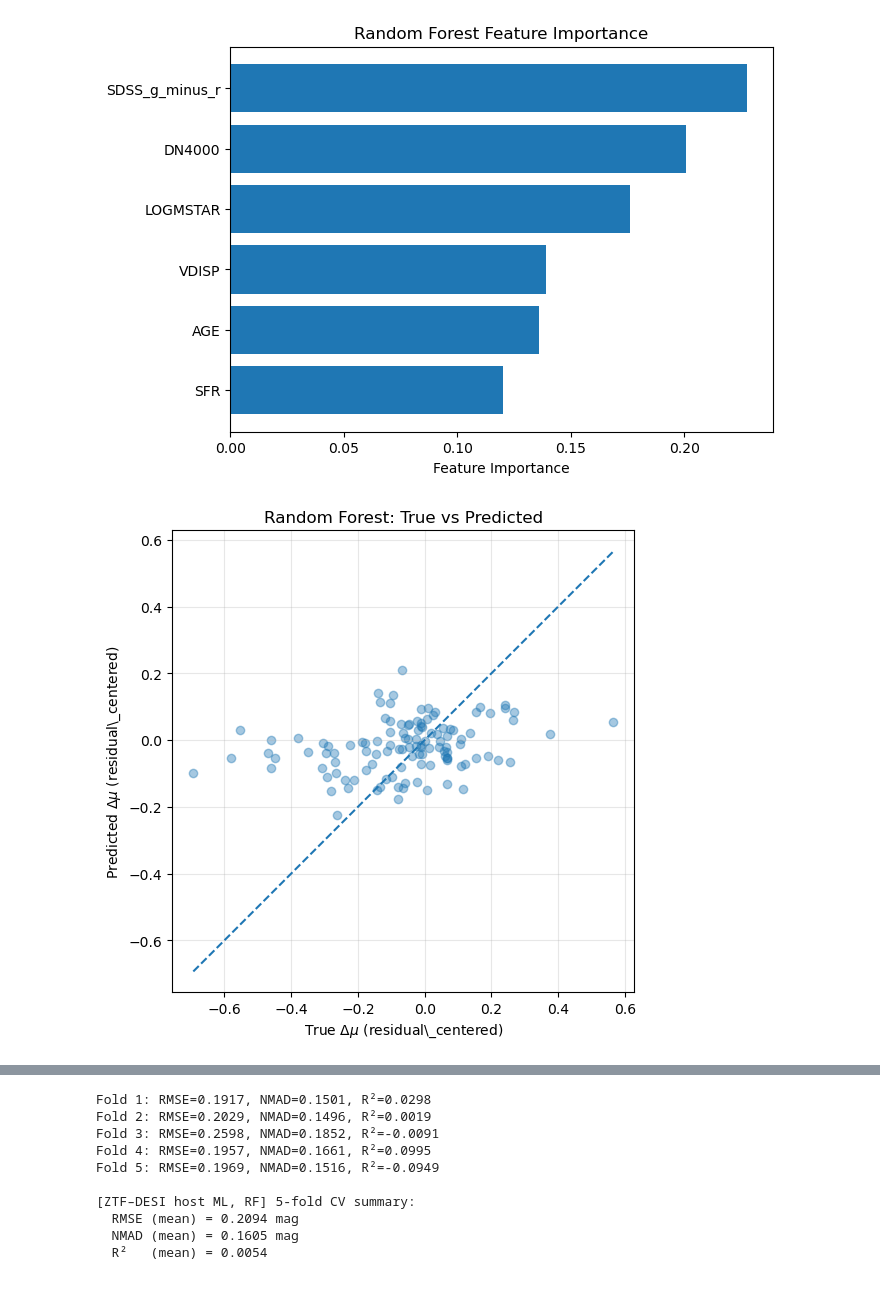
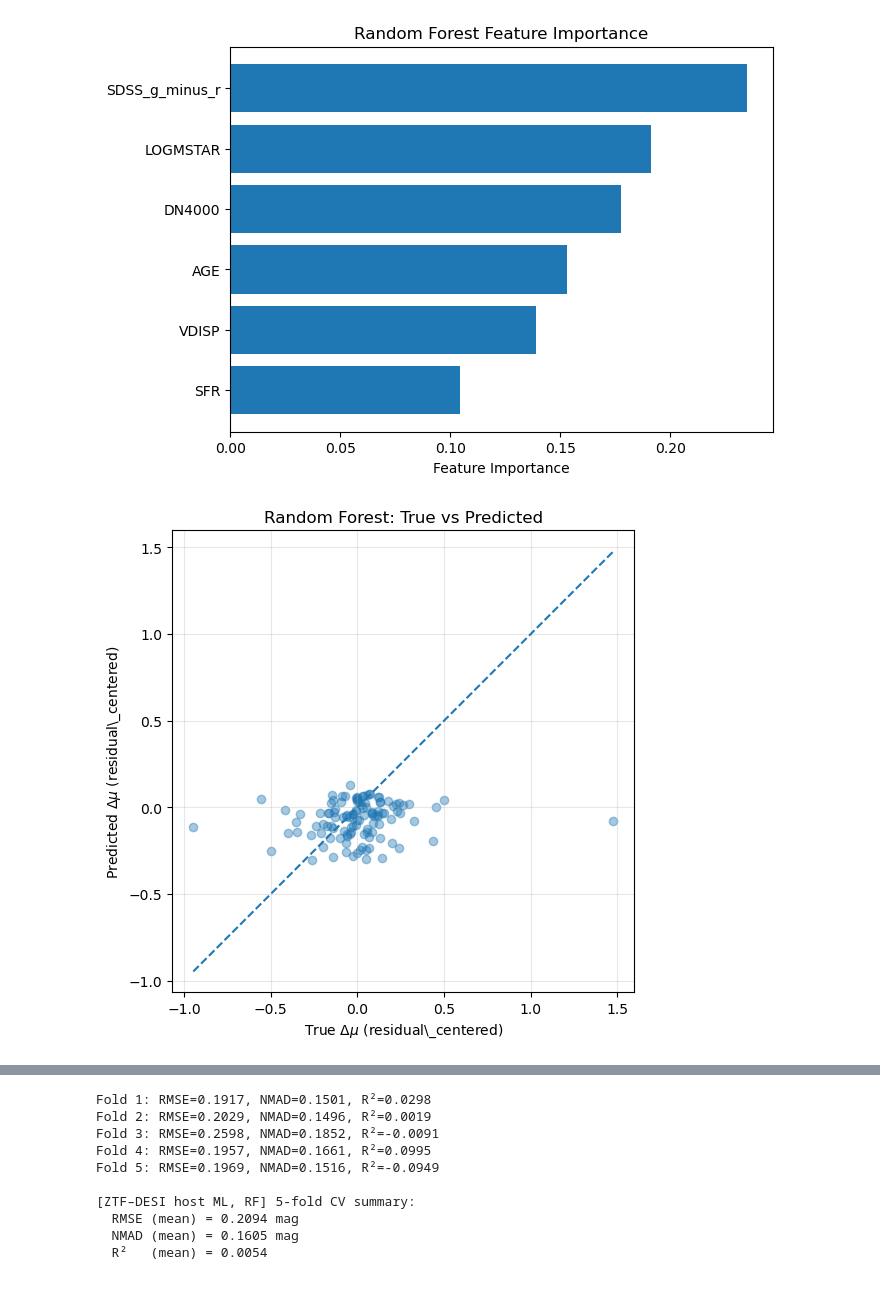
Before and after one commit to chernya4/first_paper_desi_match, a Jupyter notebook: ZTF_ml_random_forest.ipynb, the cells around one changed output, grey strips where cells are left out. Cells and saved outputs as stored; diff of their text form; code cells hidden in the pictures.

```diff
--- a/ZTF_ml_random_forest.ipynb
+++ b/ZTF_ml_random_forest.ipynb
@@ -20,7 +20,7 @@ print(len(df), "SNe in original dataset.")
 df = df[(df["lccoverage_flag"] == 1) & (df["fitquality_flag"] == 1)]
 
 # Replace bad VDISP values with NaN
-df.loc[df["VDISP"] == 125, "VDISP"] = np.nan
+# df.loc[df["VDISP"] == 125, "VDISP"] = np.nan
 print("Number of VDISP replaced with NaN:", df["VDISP"].isna().sum())
 
 print(len(df), "SNe after paper-based quality cuts.")
@@ -55,13 +55,14 @@ print("Training rows:", len(df))
 # 3. RANDOM FOREST REGRESSION PIPELINE
 # ---------------------------------------------------------
 
-
-
 # ------------------------------------
 # Train/Test Split
 # ------------------------------------
+
+# Here we end up splitting the set into 80% training and 20% test set.
+
 X_train, X_test, y_train, y_test = train_test_split(
-    X, y, test_size=0.2, random_state=42
+    X, y, test_size=0.2, random_state=None
 )
 
 # ------------------------------------
@@ -73,11 +74,11 @@ rf_pipeline = Pipeline([
     ("imputer", SimpleImputer(strategy="median")),
     ("scaler", StandardScaler()),
     ("rf", RandomForestRegressor(
-        n_estimators=500,
+        n_estimators=50,
         max_depth=None,
         min_samples_split=2,
         min_samples_leaf=1,
-        random_state=42,
+        random_state=None,
         n_jobs=-1,
     )),
 ])
@@ -122,10 +123,6 @@ plt.gca().invert_yaxis()
 plt.show()
 
 
-
-import numpy as np
-import matplotlib.pyplot as plt
-
 # Make sure these are arrays
 y_test_array = np.array(y_test)
 y_pred_array = np.array(y_pred)
@@ -179,2 +176,2 @@ R²:   0.0286
-[figure, old version]
+[figure, new version]
-[figure, old version]
+[figure, new version]
```
Also changed, not shown: parts of 1 cell of this notebook, 1 other file.
